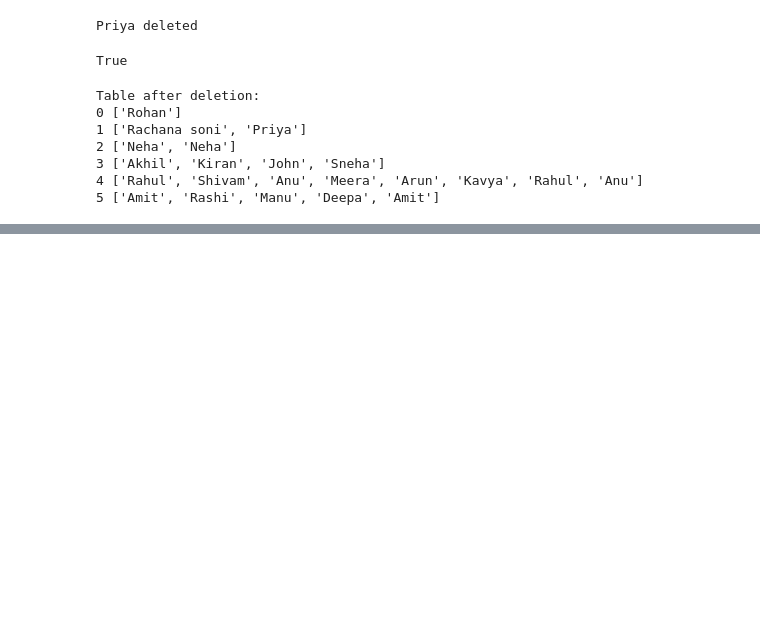
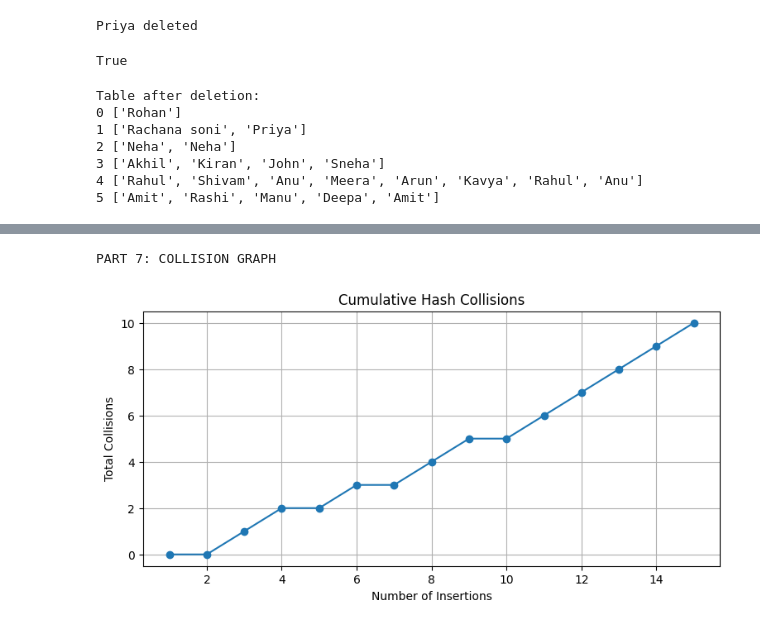
Before and after one commit to shivamkumar359/3rd-SEM-CLASS-CODES, a Jupyter notebook: PDS/W6/WEEK_6_PRACTICAL_SESSION.ipynb, the cells around one changed output, grey strips where cells are left out. Cells and saved outputs as stored; diff of their text form; code cells hidden in the pictures; blank space fills up the shorter version.

```diff
--- a/PDS/W6/WEEK_6_PRACTICAL_SESSION.ipynb
+++ b/PDS/W6/WEEK_6_PRACTICAL_SESSION.ipynb
@@ -176,0 +206,23 @@ plt.figure(figsize=)
+# %%
+# ------------------------------------------------------------
+# PART 7: VISUALISE COLLISIONS
+# ------------------------------------------------------------
+
+print("PART 7: COLLISION GRAPH\n")
+
+plt.figure(figsize=(9, 4))
+
+plt.plot(
+    range(1, len(names) + 1),
+    collision_df["Total Collisions"],
+    marker="o"
+)
+
+plt.title("Cumulative Hash Collisions")
+plt.xlabel("Number of Insertions")
+plt.ylabel("Total Collisions")
+plt.grid(True)
+plt.show()
+# %% [output]
+PART 7: COLLISION GRAPH
+[figure, added]
```
Also changed, not shown: parts of 3 cells of this notebook.
